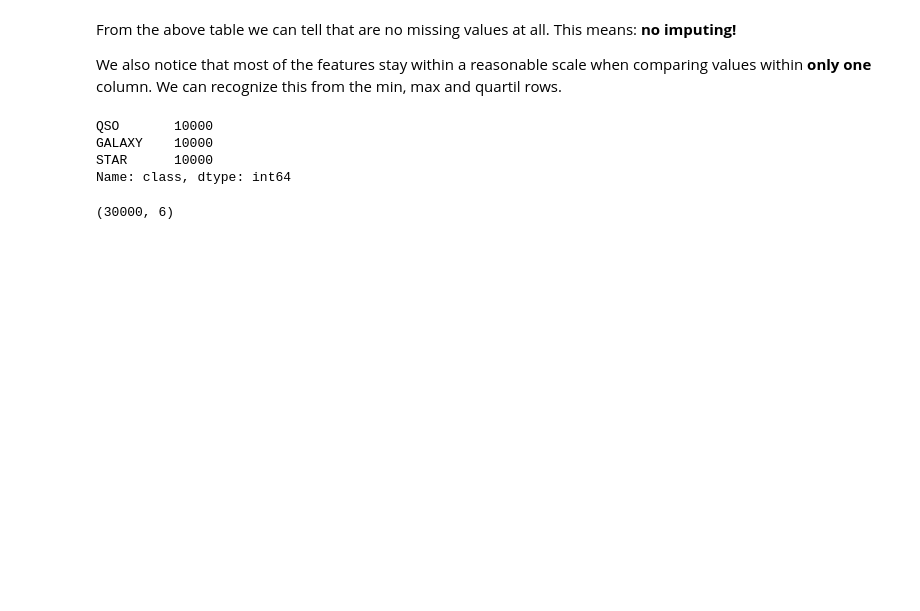
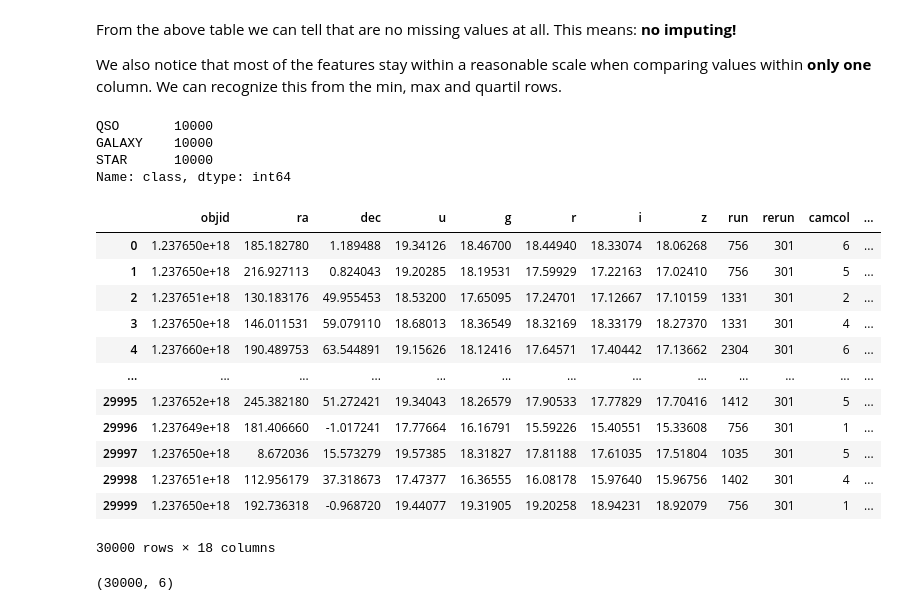
Before and after one commit to Grumpy-Monk-1729/DM-Project, a Jupyter notebook: Xgboost.ipynb, the cells around one changed output. Cells and saved outputs as stored; diff of their text form; code cells hidden in the pictures; blank space fills up the shorter version.

```diff
--- a/Xgboost.ipynb
+++ b/Xgboost.ipynb
@@ -88,6 +88,22 @@ sdss_df_fe = sdss_df
 le = LabelEncoder()
 y_encoded = le.fit_transform(sdss_df_fe['class'])
 sdss_df_fe['class'] = y_encoded
+# %%
+sdss_df_fe
+# %% [output]
+|  | objid | ra | dec | u | g | r | i | z | run | rerun | camcol | ... |
+| 0 | 1.237650e+18 | 185.182780 | 1.189488 | 19.34126 | 18.46700 | 18.44940 | 18.33074 | 18.06268 | 756 | 301 | 6 | ... |
+| 1 | 1.237650e+18 | 216.927113 | 0.824043 | 19.20285 | 18.19531 | 17.59929 | 17.22163 | 17.02410 | 756 | 301 | 5 | ... |
+| 2 | 1.237651e+18 | 130.183176 | 49.955453 | 18.53200 | 17.65095 | 17.24701 | 17.12667 | 17.10159 | 1331 | 301 | 2 | ... |
+| 3 | 1.237650e+18 | 146.011531 | 59.079110 | 18.68013 | 18.36549 | 18.32169 | 18.33179 | 18.27370 | 1331 | 301 | 4 | ... |
+| 4 | 1.237660e+18 | 190.489753 | 63.544891 | 19.15626 | 18.12416 | 17.64571 | 17.40442 | 17.13662 | 2304 | 301 | 6 | ... |
+| ... | ... | ... | ... | ... | ... | ... | ... | ... | ... | ... | ... | ... |
+| 29995 | 1.237652e+18 | 245.382180 | 51.272421 | 19.34043 | 18.26579 | 17.90533 | 17.77829 | 17.70416 | 1412 | 301 | 5 | ... |
+| 29996 | 1.237649e+18 | 181.406660 | -1.017241 | 17.77664 | 16.16791 | 15.59226 | 15.40551 | 15.33608 | 756 | 301 | 1 | ... |
+| 29997 | 1.237650e+18 | 8.672036 | 15.573279 | 19.57385 | 18.31827 | 17.81188 | 17.61035 | 17.51804 | 1035 | 301 | 5 | ... |
+| 29998 | 1.237651e+18 | 112.956179 | 37.318673 | 17.47377 | 16.36555 | 16.08178 | 15.97640 | 15.96756 | 1402 | 301 | 4 | ... |
+| 29999 | 1.237650e+18 | 192.736318 | -0.968720 | 19.44077 | 19.31905 | 19.20258 | 18.94231 | 18.92079 | 756 | 301 | 1 | ... |
+30000 rows × 18 columns
 # %%
 X_df = sdss_df_fe.drop(['objid','class','run','rerun','camcol','field','specobjid','plate','mjd','fiberid','ra','dec'], axis=1).values
 y_df = sdss_df_fe['class'].values
```
Also changed, not shown: parts of 16 cells of this notebook, 5 other files.
